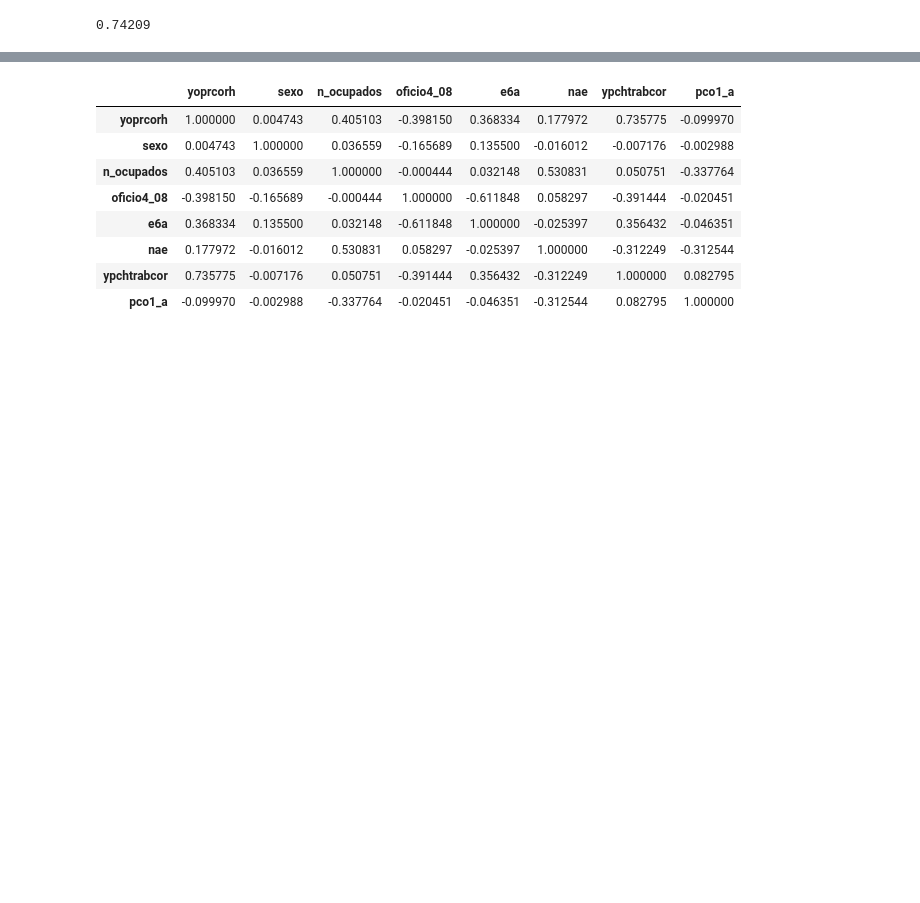
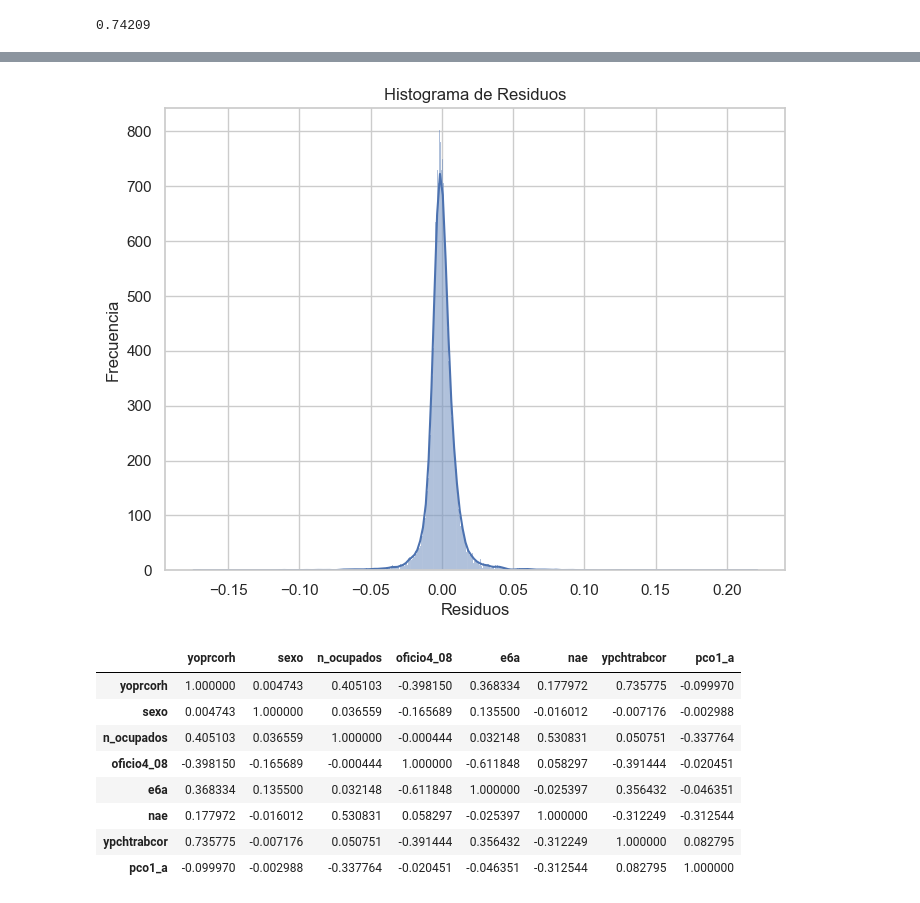
Before and after one commit to Antoniopv7/Mineria-Final, a Jupyter notebook: main.ipynb, the cells around one changed output, grey strips where cells are left out. Drawn from its saved outputs; the diff is of its cells as text; code cells hidden in the pictures; blank space fills up the shorter version.

```diff
--- a/main.ipynb
+++ b/main.ipynb
@@ -354,3 +354,16 @@ plt.show()
+# %%
+import seaborn as sns
+import matplotlib.pyplot as plt
+
+# Histograma de residuos
+plt.figure(figsize=(8, 6))
+sns.histplot(residuos, kde=True)
+plt.title('Histograma de Residuos')
+plt.xlabel('Residuos')
+plt.ylabel('Frecuencia')
+plt.show()
+# %% [output]
+[figure, added]
 # %%
 #Calcule la matriz de correlaciones entre las variables e interprete, realice el grafico de correlaciones entre los pares de variables
 Matriz_corr = X_train.corr()
```
Also changed, not shown: parts of 7 cells of this notebook.
